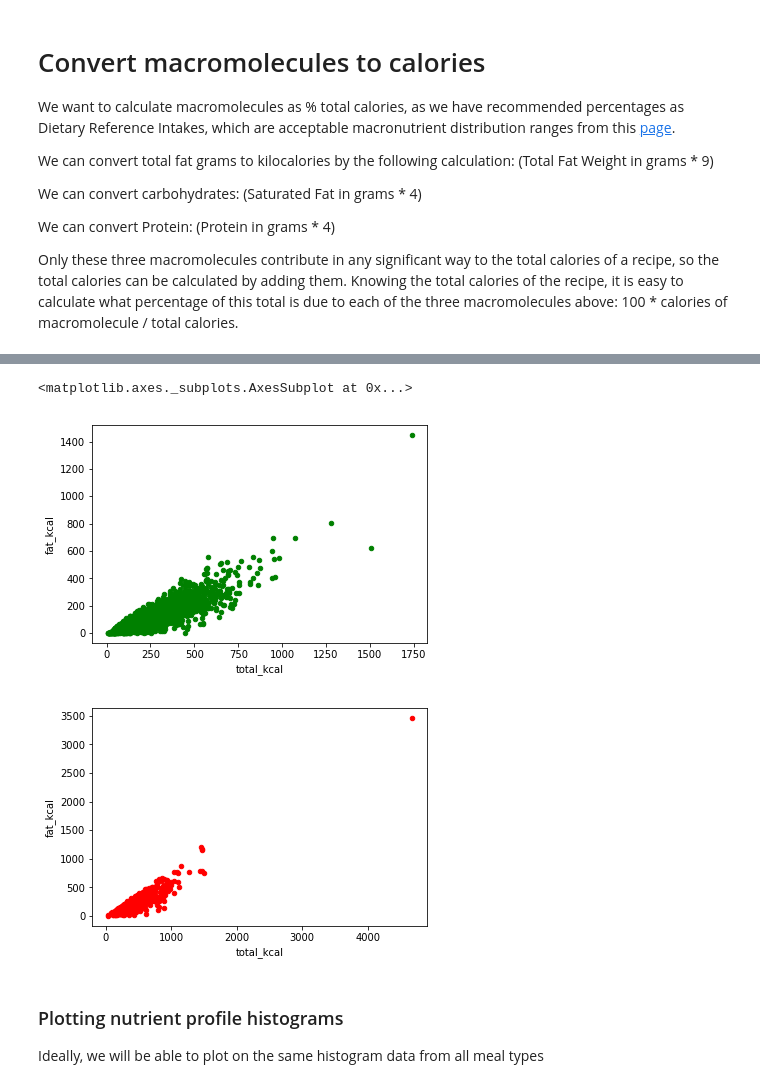
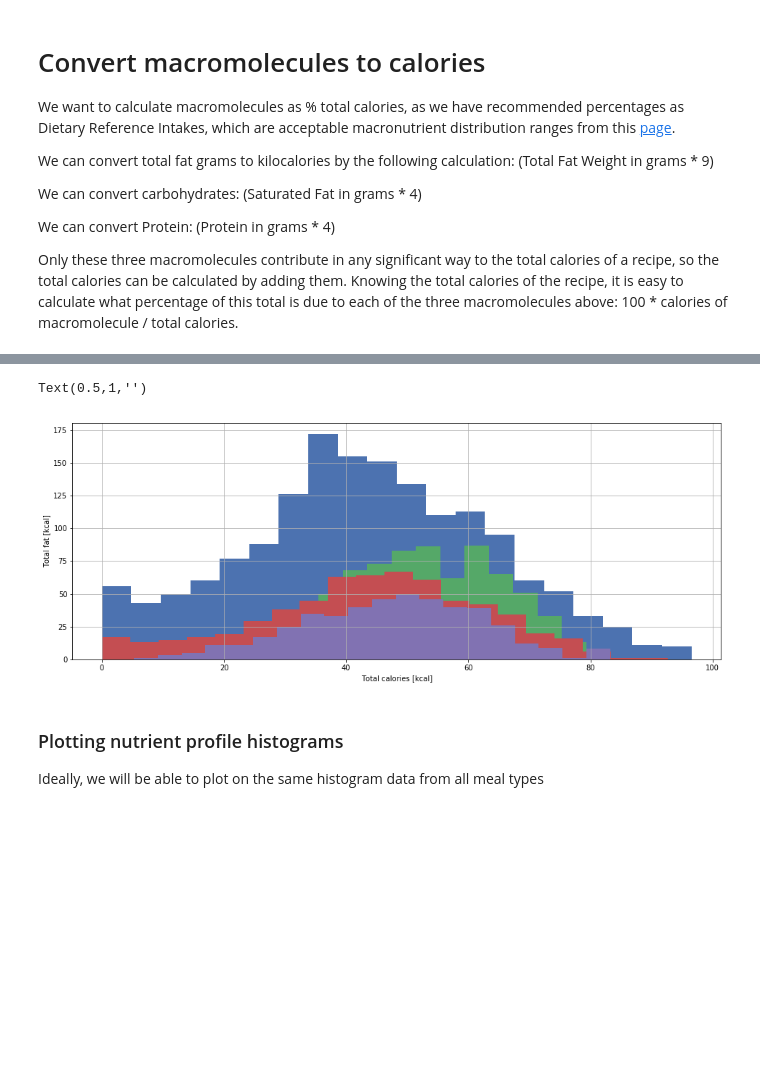
Before and after one commit to strefele/ADA2018-Project, a Jupyter notebook: Data_Analysis.ipynb, the cells around one changed output, grey strips where cells are left out. Drawn from its saved outputs; the diff is of its cells as text; code cells hidden in the pictures; blank space fills up the shorter version.

Commit message:
graphing

```diff
--- a/Data_Analysis.ipynb
+++ b/Data_Analysis.ipynb
@@ -424,13 +439,20 @@ vege_kcal_nutrients.head(3)
 meat_kcal_nutrients = calories(meat_nutrients)
 fish_kcal_nutrients = calories(fish_nutrients)
 poultry_kcal_nutrients = calories(poultry_nutrients)
-# %%
-vege_kcal_nutrients.plot('total_kcal', 'fat_kcal', kind='scatter', color='green')
-meat_kcal_nutrients.plot('total_kcal', 'fat_kcal', kind='scatter', color='red')
-# %% [output]
-<matplotlib.axes._subplots.AxesSubplot at 0x...>
-[figure, removed]
-[figure, removed]
+# %%
+#plt.style.use('seaborn-deep')
+plt.figure(figsize=(16,6))
+ax = plt.gca()
+vege_kcal_nutrients.hist('fat_kcal', bins=20, color='green', ax=ax, label='vegetarian')
+meat_kcal_nutrients.hist('fat_kcal', bins=20, color='red', ax=ax, label='meat')
+fish_kcal_nutrients.hist('fat_kcal', bins=20, color='blue', ax=ax, label='fish')
+poultry_kcal_nutrients.hist('fat_kcal', bins=20, color='orange', ax=ax, label='poultry')
+plt.xlabel('Total calories [kcal]')
+plt.ylabel('Total fat [kcal]')
+plt.title('')
+# %% [output]
+Text(0.5,1,'')
+[figure, added]
 # %% [markdown]
 ### Plotting nutrient profile histograms
 
```
Also changed, not shown: parts of 3 cells of this notebook.
